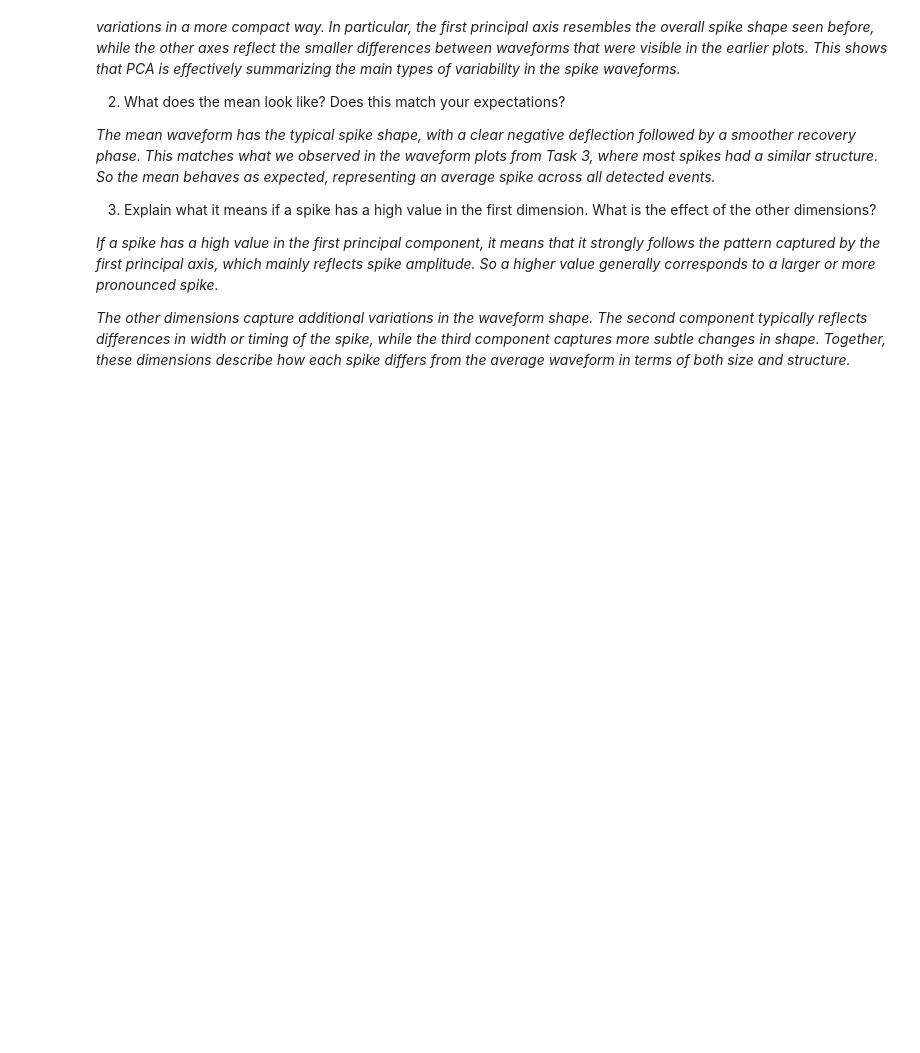
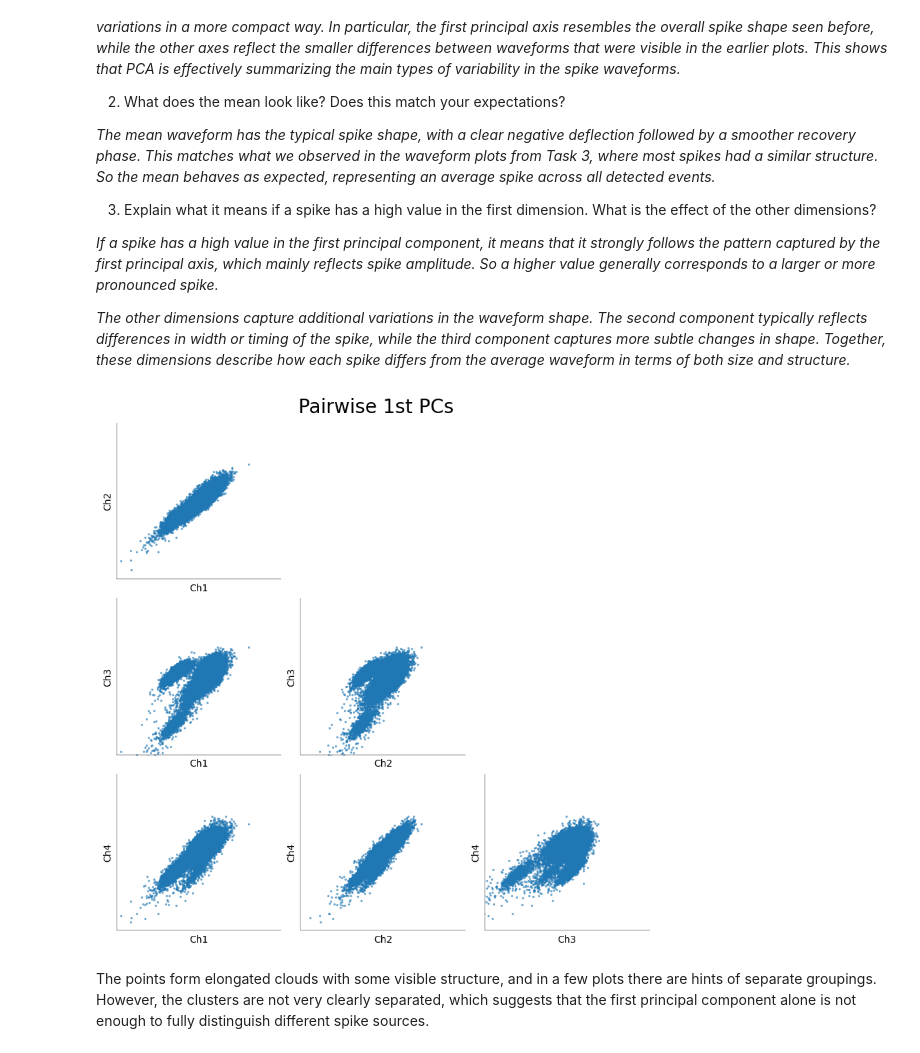
Before and after one commit to moistsoy/Neural-Data-Science, a Jupyter notebook: Lab1/notebooks/CodingLab1.ipynb, the cells around one changed output. Drawn from its saved outputs; the diff is of its cells as text; code cells hidden in the pictures; blank space fills up the shorter version.

Commit message:
Task 4: Visualization; PCA feature scatter plots and analysis od cluster separability

```diff
--- a/Lab1/notebooks/CodingLab1.ipynb
+++ b/Lab1/notebooks/CodingLab1.ipynb
@@ -658,33 +658,40 @@ _The other dimensions capture additional variations in the waveform shape. The s
 # %%
 # ----------------------------------------------------------------------------------------------------------
 # Create a scatterplot of the projections of the spikes for all pairwise combinations of the 1st PCs (1 pt)
 # ----------------------------------------------------------------------------------------------------------
 
 mosaic = [
     ["Ch2 vs Ch1", ".", "."],
     ["Ch3 vs Ch1", "Ch3 vs Ch2", "."],
     ["Ch4 vs Ch1", "Ch4 vs Ch2", "Ch4 vs Ch3"],
 ]
 fig, ax = plt.subplot_mosaic(
     mosaic=mosaic, figsize=(8, 8), layout="constrained", dpi=100
 )
 
 # index of the 1st PC in `b`
 i = {"Ch1": 0, "Ch2": 3, "Ch3": 6, "Ch4": 9}
 
 for mo in np.ravel(mosaic):
     if mo == ".":
         continue
     y, x = mo.split(" vs ")
 
+    ax[mo].scatter(b[:, i[x]], b[:, i[y]], s=8, alpha=0.5)
+
     ax[mo].set_xlabel(x)
     ax[mo].set_ylabel(y)
     ax[mo].set_xlim((-1500, 1500))
     ax[mo].set_ylim((-1500, 1500))
     ax[mo].set_xticks([])
     ax[mo].set_yticks([])
 
 fig.suptitle("Pairwise 1st PCs", fontsize=20)
+plt.show()
+# %% [output]
+[figure, added]
+# %% [markdown]
+The points form elongated clouds with some visible structure, and in a few plots there are hints of separate groupings. However, the clusters are not very clearly separated, which suggests that the first principal component alone is not enough to fully distinguish different spike sources.
 # %%
 # save data for the next Coding Lab
 
```
